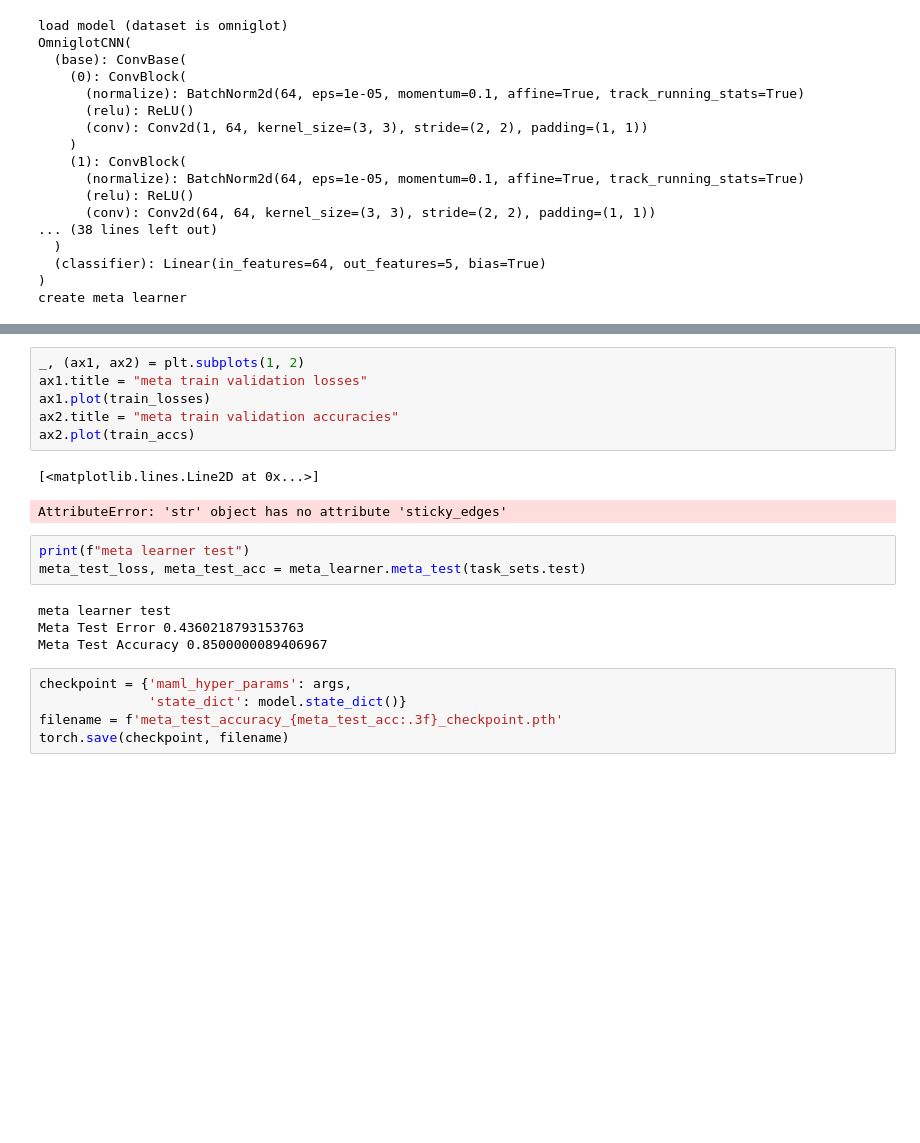
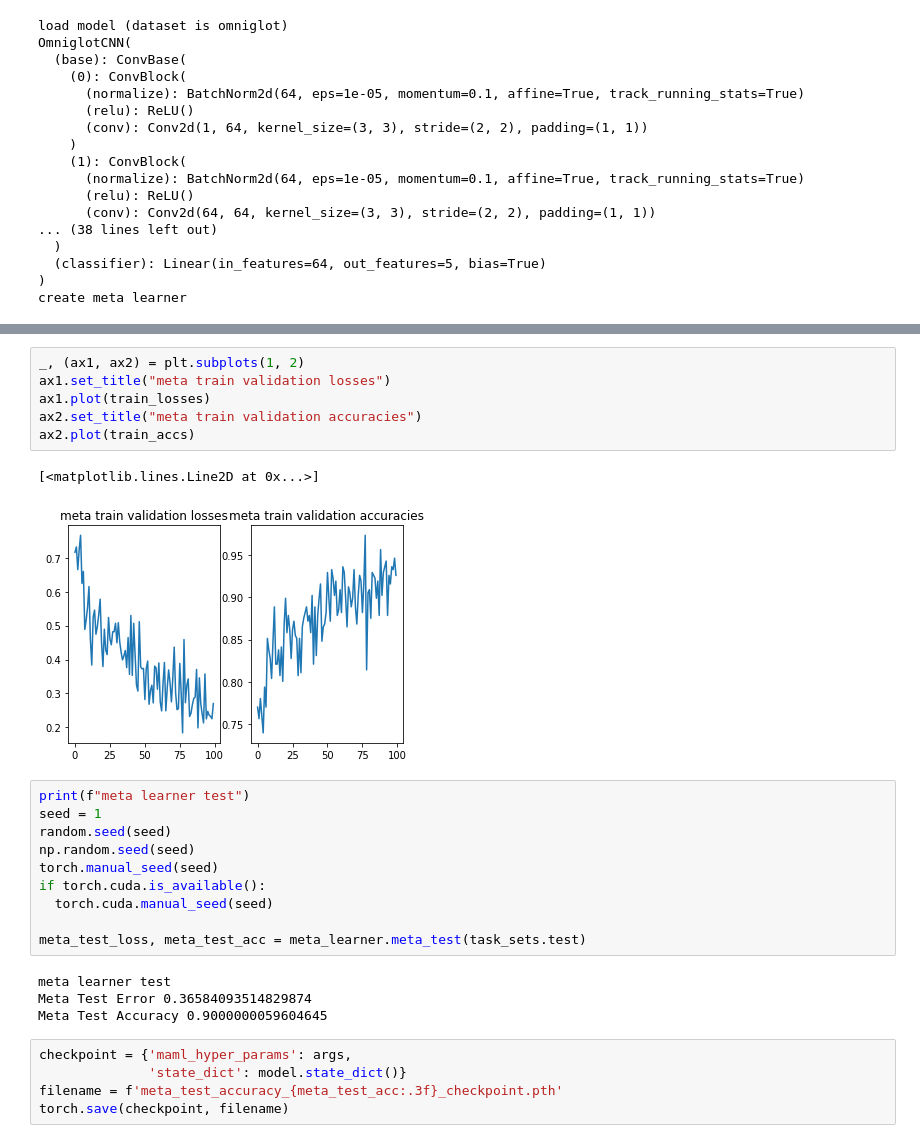
Before and after one commit to lioritan/046211-project, a Jupyter notebook: meta_learner_runner.ipynb, the cells around one changed output, grey strips where cells are left out. Saved outputs shown, nothing was run; the diff lists cells and outputs as text; blank space fills up the shorter version.

Commit message:
have a fixed seed before the meta test

```diff
--- a/meta_learner_runner.ipynb
+++ b/meta_learner_runner.ipynb
@@ -155,19 +175,26 @@ epoch=100/100, loss=0.280, acc=0.932
 # %%
 _, (ax1, ax2) = plt.subplots(1, 2)
-ax1.title = "meta train validation losses"
+ax1.set_title("meta train validation losses")
 ax1.plot(train_losses)
-ax2.title = "meta train validation accuracies"
+ax2.set_title("meta train validation accuracies")
 ax2.plot(train_accs)
 # %% [output]
 [<matplotlib.lines.Line2D at 0x...>]
-AttributeError: 'str' object has no attribute 'sticky_edges'
+[figure, added]
 # %%
 print(f"meta learner test")
+seed = 1
+random.seed(seed)
+np.random.seed(seed)
+torch.manual_seed(seed)
+if torch.cuda.is_available():
+  torch.cuda.manual_seed(seed)
+
 meta_test_loss, meta_test_acc = meta_learner.meta_test(task_sets.test)
 # %% [output]
 meta learner test
-Meta Test Error 0.4360218793153763
-Meta Test Accuracy 0.8500000089406967
+Meta Test Error 0.36584093514829874
+Meta Test Accuracy 0.9000000059604645
 # %%
 checkpoint = {'maml_hyper_params': args,
               'state_dict': model.state_dict()}
```
Also changed, not shown: parts of 4 cells of this notebook.
